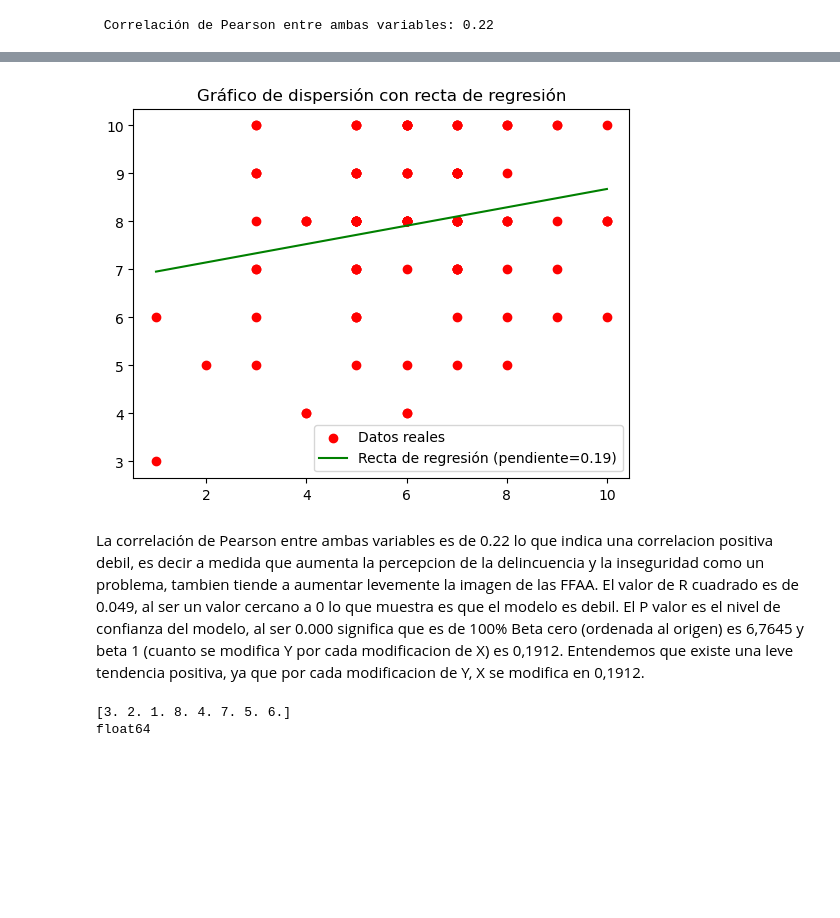
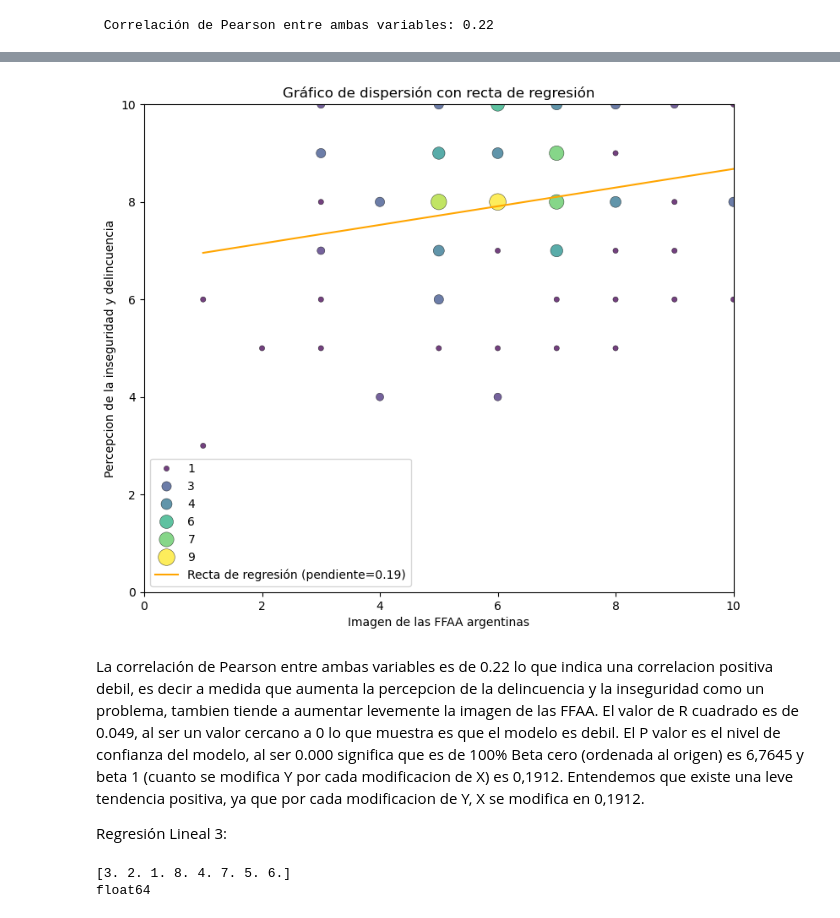
Before and after one commit to Sajerez/Portfolio, a Jupyter notebook: Regresión Lineal/Tp-RLS.ipynb, the cells around one changed output, grey strips where cells are left out. Saved outputs shown, nothing was run; the diff lists cells and outputs as text; code cells hidden in the pictures; blank space fills up the shorter version.

```diff
--- a/Regresión Lineal/Tp-RLS.ipynb
+++ b/Regresión Lineal/Tp-RLS.ipynb
@@ -90,12 +109,22 @@ dataframe=dataframe.replace({"Es un problema muy importante(10)": 10, "Muy negat
 var_x= "FFAA101" #Imagen de las FFAA argentinas en la actualidad donde 10 es muy positivo y 1 muy negativo
 var_y= "PRO102" #Pregunta si la inseguridad ciudadana y la delincuencia son un problema donde 10 es un problema muy importante y 1 no es un problema importante
 # %%
-#Hacemos el grafico de dispersion
-plt.figure(figsize=(6,5))
-sns.scatterplot(data=dataframe, x=var_x, y=var_y, s=60, color= "red")
-plt.title("Relacion entre la imagen de las FFAA y la percepcion de la inseguridad como un problema", fontsize= 12)
-#plt.ylabel("Percepcion de la inseguridad y delincuencia", fontsize= 11)
-#plt.xlabel("Imagen de las FFAA argentinas", fontsize= 11)
-plt.ylim(0, 10)  #Limitar el eje Y a 0-10
-plt.xlim(0, 10)  #Limitar el eje X a 0-10
+points = list(zip(dataframe[var_x], dataframe[var_y]))
+counts = Counter(points)
+freq_data = pd.DataFrame({
+    var_x: [p[0] for p in counts.keys()],
+    var_y: [p[1] for p in counts.keys()],
+    "size": [counts[p] for p in counts.keys()]
+})
+
+plt.figure(figsize=(9, 7.5))
+sns.scatterplot(data=freq_data, x=var_x, y=var_y, size="size", hue="size",
+                palette="viridis", sizes=(20, 200), edgecolor="black", alpha=0.75, )
+plt.title("Relacion entre la imagen de las FFAA y la percepcion de la inseguridad como un problema")
+plt.ylabel("Percepcion de la inseguridad y delincuencia", fontsize= 11)
+plt.xlabel("Imagen de las FFAA argentinas", fontsize= 11)
+plt.ylim(0, 10)
+plt.xlim(0, 10)
+plt.legend()
+plt.show()
 # %% [output]
@@ -139,21 +166,27 @@ Notes:
 [1] Standard Errors assume that the covariance matrix of the errors is correctly specified.
 # %%
 #Generamos el gráfico de regresión
-plt.scatter(dataframe[var_x], dataframe[var_y], label= "Datos reales", color= "red")
+plt.figure(figsize=(9, 7.5))
+sns.scatterplot(data=freq_data, x=var_x, y=var_y, size="size", hue="size",
+                palette="viridis", sizes=(20, 200), edgecolor="black", alpha=0.75, )
+plt.ylim(0, 10)
+plt.xlim(0, 10)
 intercepto, pendiente= modelosimple.params
 valx= np.linspace(dataframe[var_x].min(), dataframe[var_x].max(), 100)
-valy= intercepto+pendiente*valx #Beta0 + Beta1 * X (Es la ecuación de la regresión lineal)
-plt.plot(valx,valy, color="green", label = f'Recta de regresión (pendiente={pendiente:.2f})') #Personalizamos el gráfico
-plt.xlabel= ("Imagen de las FFAA argentinas")
-plt.ylabel= ("Percepcion de la inseguridad y la delincuencia")
+valy= intercepto+pendiente*valx
+plt.plot(valx,valy, color="orange", label = f'Recta de regresión (pendiente={pendiente:.2f})')
 plt.title ("Gráfico de dispersión con recta de regresión")
+plt.ylabel("Percepcion de la inseguridad y delincuencia")
+plt.xlabel("Imagen de las FFAA argentinas")
 plt.legend()
 plt.show()
 # %% [output]
-[figure, old version]
+[figure, new version]
 # %% [markdown]
 La correlación de Pearson entre ambas variables es de 0.22 lo que indica una correlacion positiva debil, es decir a medida que aumenta la percepcion de la delincuencia y la inseguridad como un problema, tambien tiende a aumentar levemente la imagen de las FFAA.
 El valor de R cuadrado es de 0.049, al ser un valor cercano a 0 lo que muestra es que el modelo es debil.
 El P valor es el nivel de confianza del modelo, al ser 0.000 significa que es de 100%
 Beta cero (ordenada al origen) es 6,7645 y beta 1 (cuanto se modifica Y por cada modificacion de X) es 0,1912. Entendemos que existe una leve tendencia positiva, ya que por cada modificacion de Y, X se modifica en 0,1912.
+
+Regresión Lineal 3:
 # %%
```
Also changed, not shown: parts of 14 cells of this notebook.
